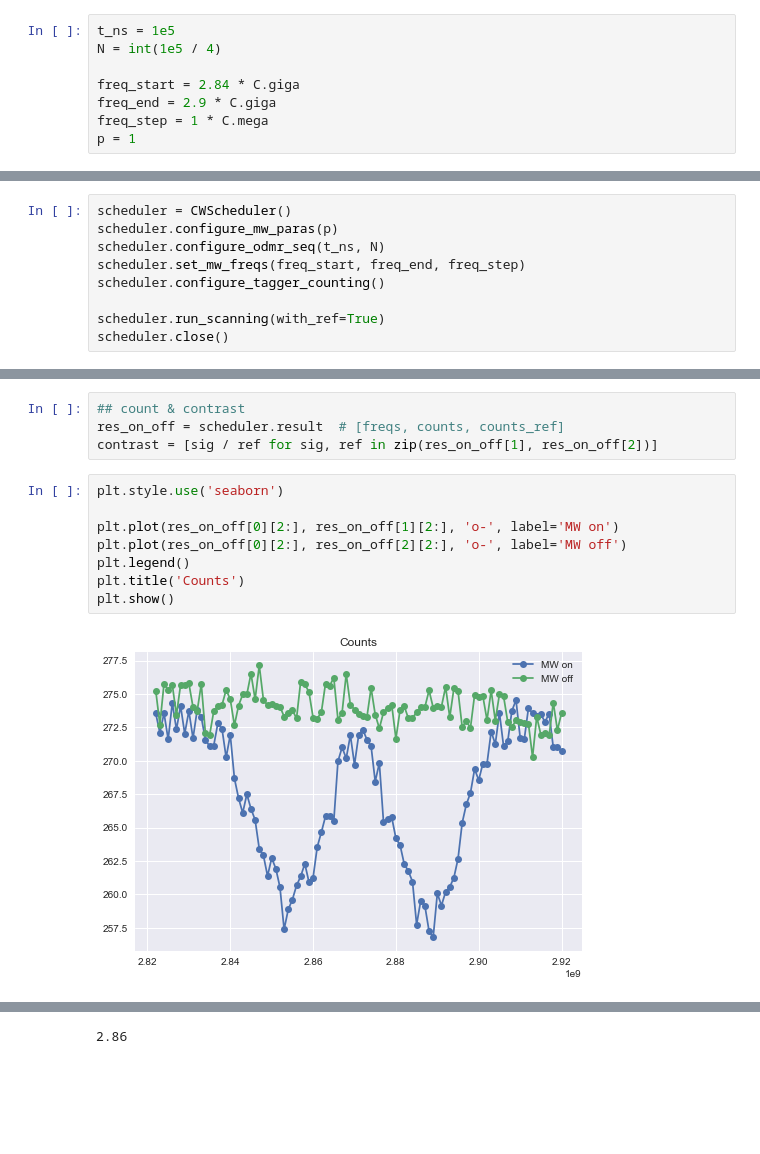
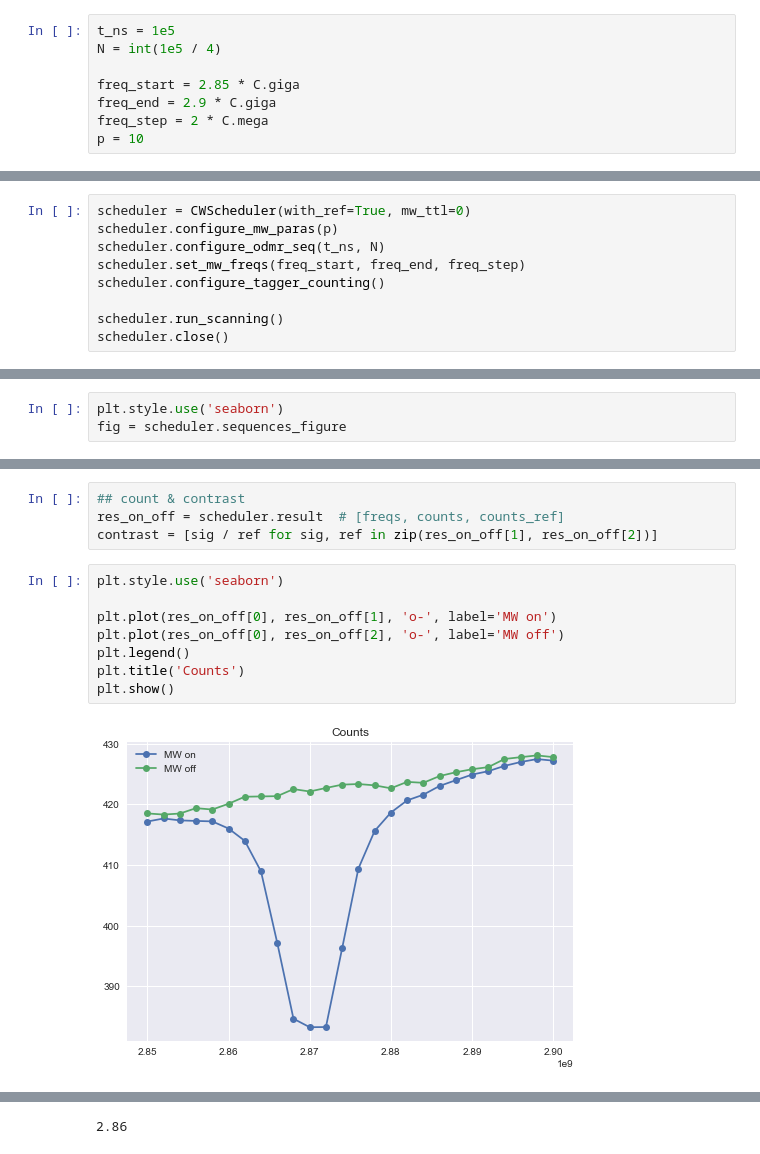
Before and after one commit to Youngcius/odmactor, a Jupyter notebook: project/tutorial/frequency-odmr.ipynb, the cells around one changed output, grey strips where cells are left out. Saved outputs shown, nothing was run; the diff lists cells and outputs as text; blank space fills up the shorter version.

```diff
--- a/project/tutorial/frequency-odmr.ipynb
+++ b/project/tutorial/frequency-odmr.ipynb
@@ -22,20 +22,20 @@ import time
 t_ns = 1e5
 N = int(1e5 / 4)
 
-freq_start = 2.84 * C.giga
+freq_start = 2.85 * C.giga
 freq_end = 2.9 * C.giga
-freq_step = 1 * C.mega
-p = 1
+freq_step = 2 * C.mega
+p = 10
 # %% [markdown]
 **2. Construct a Continous-wave Scheduler and run**
 # %%
-scheduler = CWScheduler()
+scheduler = CWScheduler(with_ref=True, mw_ttl=0)
 scheduler.configure_mw_paras(p)
 scheduler.configure_odmr_seq(t_ns, N)
 scheduler.set_mw_freqs(freq_start, freq_end, freq_step)
 scheduler.configure_tagger_counting()
 
-scheduler.run_scanning(with_ref=True)
+scheduler.run_scanning()
 scheduler.close()
 # %% [output]
 --- USE ASGDLL_x64.dll ---
@@ -56,2 +56,5 @@ Detailed data result has been saved into ../output/CW-counts-2022-02-10-7d7ba835
 Stopped: Scheduling process has stopped
 Closed: All instrument resources has been released
+# %%
+plt.style.use('seaborn')
+fig = scheduler.sequences_figure
@@ -66,11 +69,11 @@ contrast = [sig / ref for sig, ref in zip(res_on_off[1], res_on_off[2])]
 # %%
 plt.style.use('seaborn')
 
-plt.plot(res_on_off[0][2:], res_on_off[1][2:], 'o-', label='MW on')
-plt.plot(res_on_off[0][2:], res_on_off[2][2:], 'o-', label='MW off')
+plt.plot(res_on_off[0], res_on_off[1], 'o-', label='MW on')
+plt.plot(res_on_off[0], res_on_off[2], 'o-', label='MW off')
 plt.legend()
 plt.title('Counts')
 plt.show()
 # %% [output]
-[figure, old version]
+[figure, new version]
 # %%
```
Also changed, not shown: parts of 12 cells of this notebook, 26 other files.
